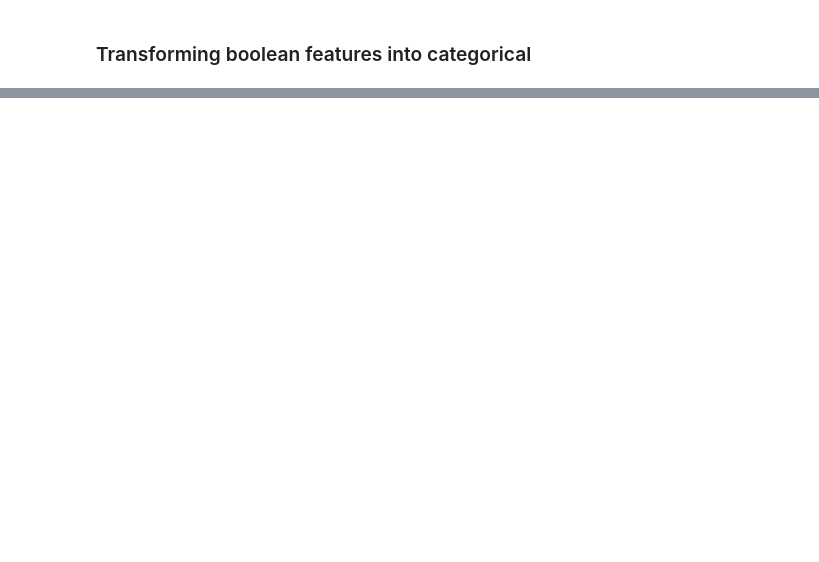
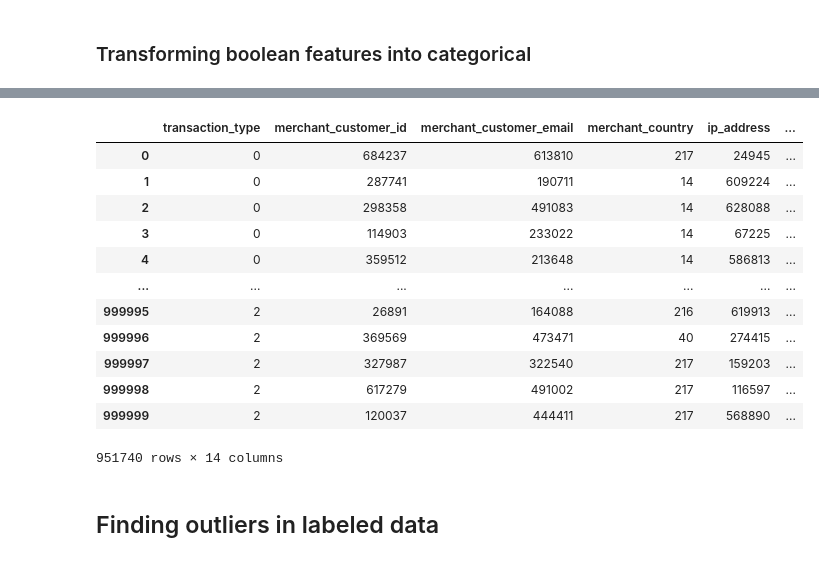
Before and after one commit to talokin1/detect-fraud, a Jupyter notebook: Preprocessing/numerical_preprocessing.ipynb, the cells around one changed output, grey strips where cells are left out. Cells and saved outputs as stored; diff of their text form; code cells hidden in the pictures; blank space fills up the shorter version.

```diff
--- a/Preprocessing/numerical_preprocessing.ipynb
+++ b/Preprocessing/numerical_preprocessing.ipynb
@@ -106,4 +141,4 @@ df_filtered
 # %% [markdown]
 ### Transforming boolean features into categorical
 # %%
-df_filtered.loc[:,["is_subscription", "is_secured"]] = df_filtered.loc[:,["is_subscription", "is_secured"]].astype("category")
+df_filtered.loc[:,["is_subscription", "is_secured"]] = df_filtered.loc[:, ["is_subscription", "is_secured"]].astype(int).astype("category")
@@ -109,0 +154,5 @@ df_filtered.loc[:,["is_subscription", "is_secured"]] = df_filtered.loc[:,["is_su
+# %%
+df_categorical = df_filtered.select_dtypes(include=["object"])
+# %%
+categ_features = df_filtered.select_dtypes(include = ['object']).columns.to_list()
+categ_features
@@ -109,0 +174,22 @@ df_filtered.loc[:,["is_subscription", "is_secured"]] = df_filtered.loc[:,["is_su
+# %%
+for feat in categ_features:
+    encoder = LabelEncoder()
+    df_categorical[feat] = encoder.fit_transform(df_categorical[feat])
+
+df_categorical
+# %% [output]
+|  | transaction_type | merchant_customer_id | merchant_customer_email | merchant_country | ip_address | ... |
+| 0 | 0 | 684237 | 613810 | 217 | 24945 | ... |
+| 1 | 0 | 287741 | 190711 | 14 | 609224 | ... |
+| 2 | 0 | 298358 | 491083 | 14 | 628088 | ... |
+| 3 | 0 | 114903 | 233022 | 14 | 67225 | ... |
+| 4 | 0 | 359512 | 213648 | 14 | 586813 | ... |
+| ... | ... | ... | ... | ... | ... | ... |
+| 999995 | 2 | 26891 | 164088 | 216 | 619913 | ... |
+| 999996 | 2 | 369569 | 473471 | 40 | 274415 | ... |
+| 999997 | 2 | 327987 | 322540 | 217 | 159203 | ... |
+| 999998 | 2 | 617279 | 491002 | 217 | 116597 | ... |
+| 999999 | 2 | 120037 | 444411 | 217 | 568890 | ... |
+951740 rows × 14 columns
+# %% [markdown]
+## Finding outliers in labeled data
```
Also changed, not shown: parts of 17 cells of this notebook.
